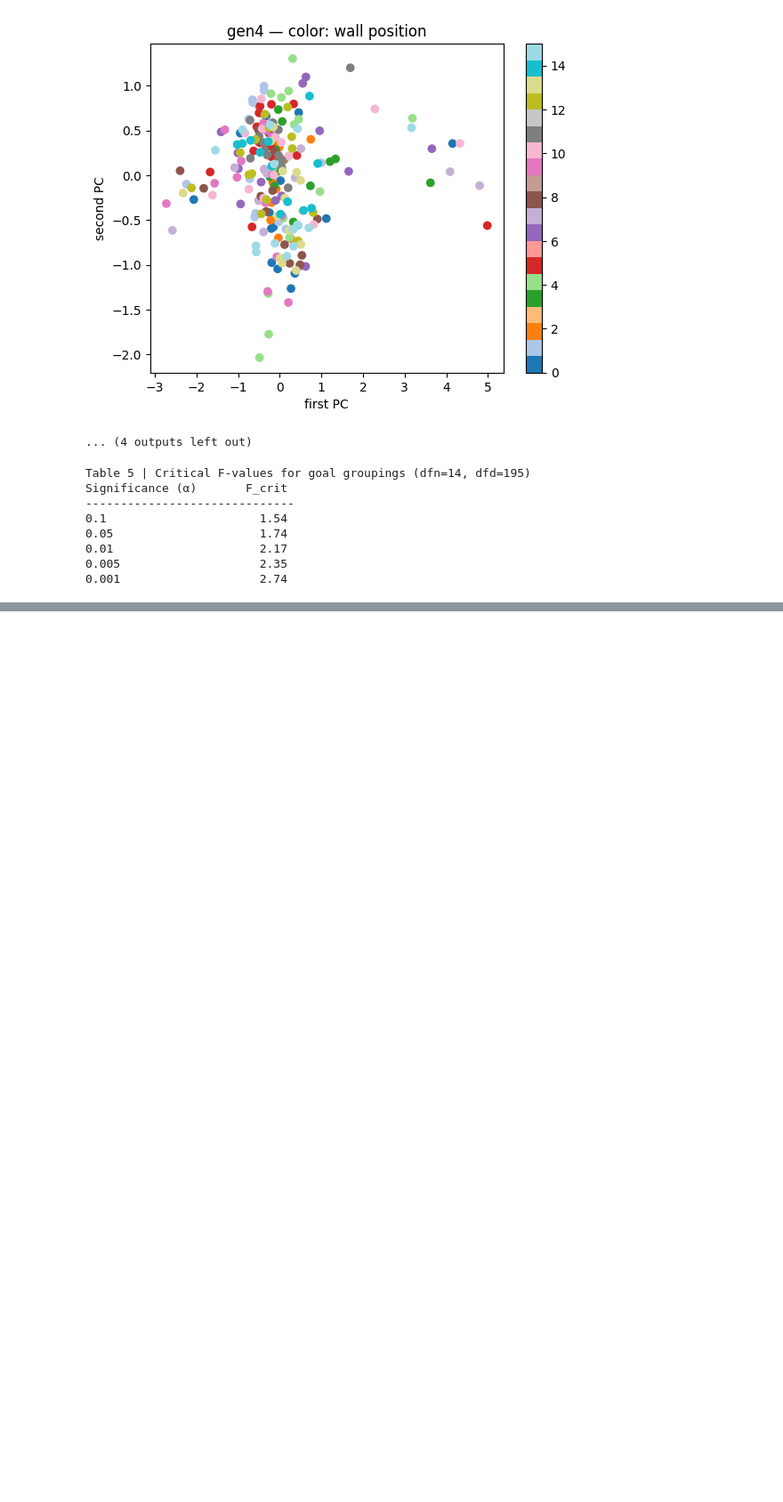
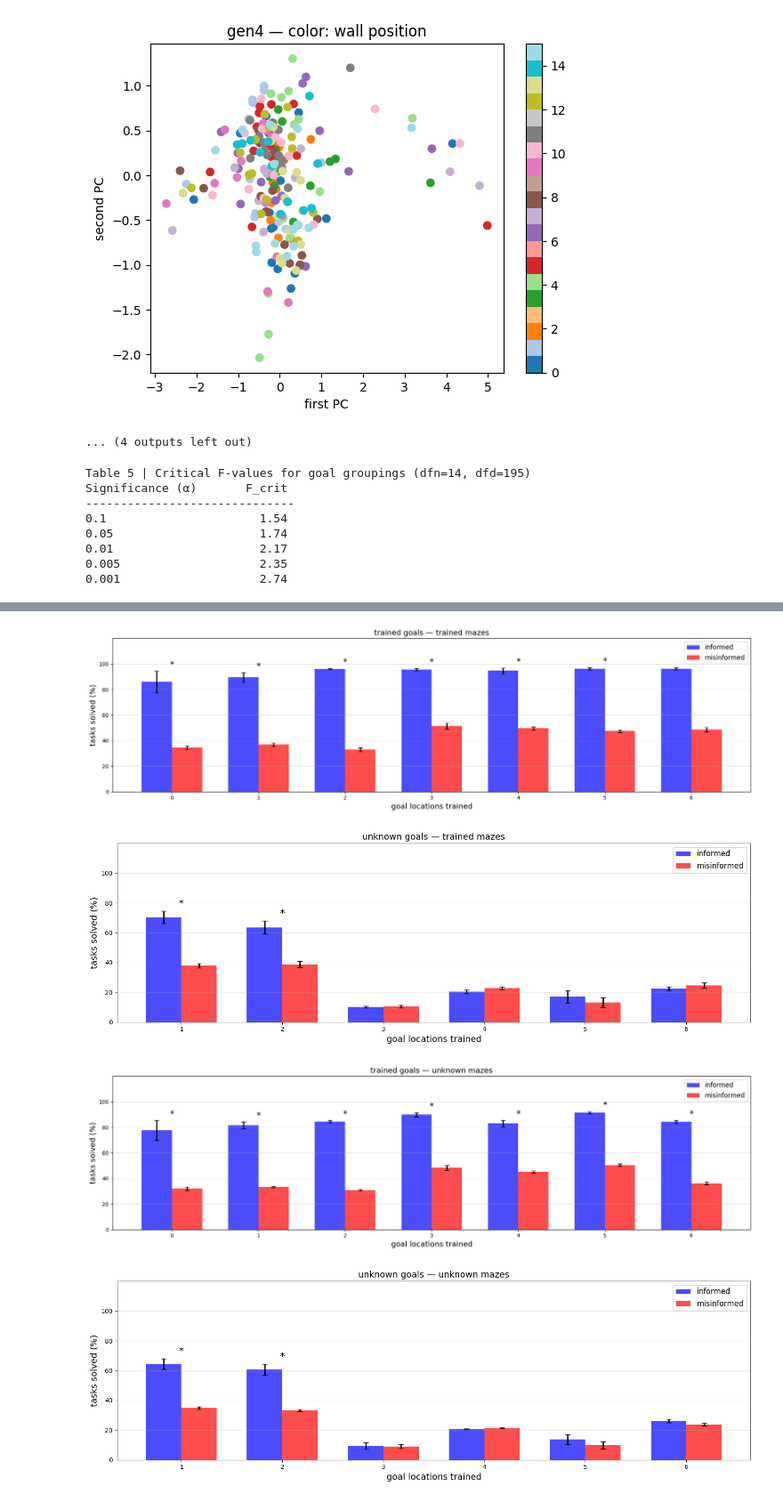
Before and after one commit to keverage-guan/cos435_final_project, a Jupyter notebook: language_emergence/src/models/sae_test.ipynb, the cells around one changed output, grey strips where cells are left out. Shown at 89% size. Drawn from its saved outputs; the diff is of its cells as text; code cells hidden in the pictures; blank space fills up the shorter version.

Commit message:
Save figures to outputs/figures/ in all plotting cells

```diff
--- a/language_emergence/src/models/sae_test.ipynb
+++ b/language_emergence/src/models/sae_test.ipynb
@@ -248,6 +248,10 @@ ax.set_xticklabels(labels, rotation=15)
 ax.legend()
 ax.set_ylim(0, 100)
 plt.tight_layout()
+
+os.makedirs(os.path.join(os.path.abspath(''), '..', '..', '..', 'outputs', 'figures'), exist_ok=True)
+_fig_dir = os.path.join(os.path.abspath(''), '..', '..', '..', 'outputs', 'figures')
+plt.savefig(os.path.join(_fig_dir, 'fig_telephone_game.png'), bbox_inches='tight', dpi=150)
 plt.show()
 # %% [output]
 [figure]
@@ -498,42 +502,6 @@ ax.legend(fontsize=12, loc=4)
 ax.tick_params(width=3, length=8)
 fig.tight_layout()
 plt.show()
-# %%
-# Figure 4 Setup: 7-condition generalization experiment
-import pickle
-from models.dqn import DQN
-from rl.teacher import q_matrix_generator_deterministic
-
-# 7 goal location groups (from original notebook cell 2)
-train_goals_dict = {
-    0: list(range(1, 16)),           # all 15 goals
-    1: [1, 4, 3, 6, 9, 12, 11, 14], # checkerboard A
-    2: [2, 5, 8, 7, 10, 13, 15],    # checkerboard B
-    3: [1, 4, 5, 8, 9, 12, 13],
-    4: [2, 3, 6, 7, 10, 11, 14, 15],
-    5: [1, 2, 3, 4, 5, 6, 7],       # bottom half
-    6: [8, 9, 10, 11, 12, 13, 14, 15] # top half
-}
-
-BASE_DIR = os.path.abspath(os.path.join(os.path.abspath(''), '..', '..', '..'))
-
-# Load test labels and wall states
-with open(os.path.join(BASE_DIR, 'data/teacher/label dictionaries/q_matrices_labelstest_4x4.pkl'), 'rb') as f:
-    label_dict_test_full = pickle.load(f)
-with open(os.path.join(BASE_DIR, 'data/teacher/wall state dictionaries/wall_statestest_4x4.pkl'), 'rb') as f:
-    wall_state_dict_test = pickle.load(f)
-
-# Unknown mazes = 2+ wall configs (wall_index > 15, not seen during training)
-label_dict_unk_maze = {k: v for k, v in label_dict_test_full.items() if v[0] > 15}
-
-# Q-matrices for unknown maze tasks (test_dataset already loaded in cell 3)
-q_matrices_test_all = {i: test_dataset[i][0] for i in range(len(test_dataset))}
-q_matrices_unk_maze = {k: q_matrices_test_all[k] for k in label_dict_unk_maze}
-
-# Compute shortest-path optimal steps for unknown maze tasks
-print(f"Computing sopt for {len(label_dict_unk_maze)} unknown-maze tasks...")
-_, sopt_dict_unk_maze = q_matrix_generator_deterministic(label_dict_unk_maze, wall_state_dict_test, config, device)
-print(f"Done. {len(sopt_dict_unk_maze)} tasks with valid optimal paths.")
 # %%
 # Figure 4: Training loop — 7 groups × 5 languages = 35 runs
 # Each run jointly trains a fresh autoencoder+student on a goal-location subset
@@ -650,30 +757,38 @@ for cond_idx in range(4):
         else:
             pvals.append(1.0)
 
     x     = np.arange(len(groups))
     width = 0.35
     fig, ax = plt.subplots(figsize=(max(8, 2.5*len(groups)), 5))
 
     bars_inf   = ax.bar(x - width/2, avg_inf,   width, color=cmap_fig4(0.15), label="informed")
     bars_misinf = ax.bar(x + width/2, avg_misinf, width, color=cmap_fig4(0.85), label="misinformed")
 
     ax.errorbar(x - width/2, avg_inf,   yerr=sem_inf,   fmt="none", ecolor="black", capsize=4, elinewidth=2)
     ax.errorbar(x + width/2, avg_misinf, yerr=sem_misinf, fmt="none", ecolor="black", capsize=4, elinewidth=2)
 
     # significance markers
     for i, (yi, ym, p) in enumerate(zip(avg_inf, avg_misinf, pvals)):
         if p < 0.05 and yi > ym:
             y_star = max(yi + sem_inf[i], ym + sem_misinf[i]) + 3
             ax.annotate("*", xy=(x[i], y_star), ha="center", fontsize=16)
 
     ax.set_ylim(0, 120)
     ax.set_yticks([0, 20, 40, 60, 80, 100])
     ax.set_ylabel("tasks solved (%)", fontsize=14)
     ax.set_xlabel("goal locations trained", fontsize=14)
     ax.set_xticks(x)
     ax.set_xticklabels([str(g) for g in groups])
     ax.set_title(cond_titles[cond_idx], fontsize=14)
     ax.legend(fontsize=12)
     ax.grid(axis="y", alpha=0.4)
     plt.tight_layout()
+    os.makedirs(os.path.join(os.path.abspath(''), '..', '..', '..', 'outputs', 'figures'), exist_ok=True)
+    _fig_dir = os.path.join(os.path.abspath(''), '..', '..', '..', 'outputs', 'figures')
+    plt.savefig(os.path.join(_fig_dir, f'fig4_cond{cond_idx}.png'), bbox_inches='tight', dpi=150)
     plt.show()
+# %% [output]
+[figure, added]
+[figure, added]
+[figure, added]
+[figure, added]
```
Also changed, not shown: parts of 1 cell of this notebook, 1 other file.
